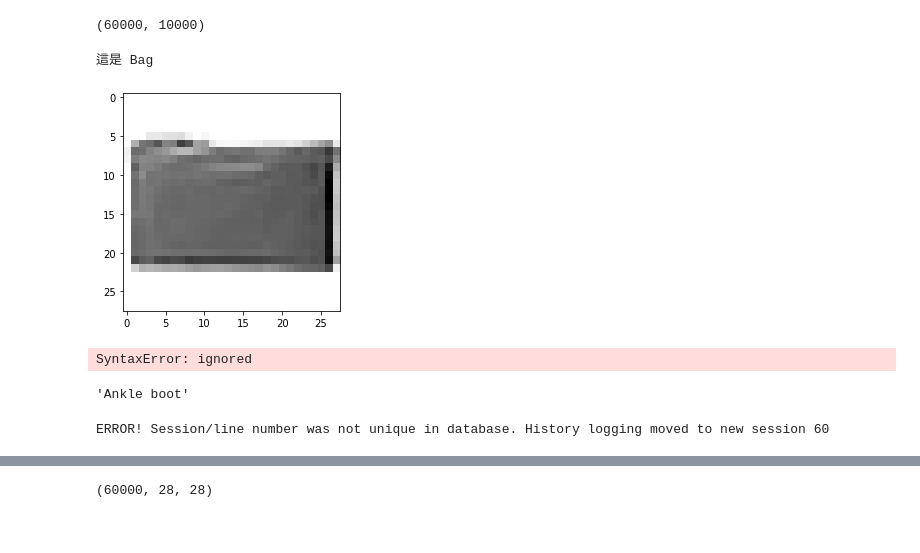
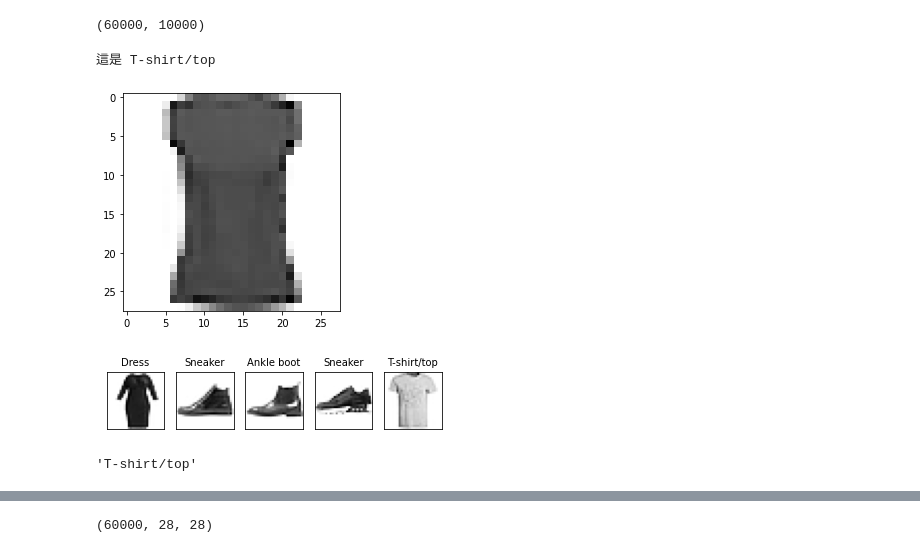
Before and after one commit to justakaigood/banana, a Jupyter notebook: tensorflow_1.ipynb, the cells around one changed output, grey strips where cells are left out. Saved outputs shown, nothing was run; the diff lists cells and outputs as text; code cells hidden in the pictures.

```diff
--- a/tensorflow_1.ipynb
+++ b/tensorflow_1.ipynb
@@ -27,14 +27,14 @@ len(x_train),len(x_test)
 # %% [output]
 (60000, 10000)
 # %%
-n=1234
+n=3333
 print('這是', class_names[y_train[n]])
 plt.imshow(x_train[n], cmap='Greys');
 # %% [output]
-這是 Bag
+這是 T-shirt/top
-[figure, old version]
+[figure, new version]
 # %%
-x_train[n]pick = np.random.choice(60000, 5, replace=False)
+pick = np.random.choice(60000, 5, replace=False)
 
 for i in range(5):
     n = pick[i]
@@ -44,12 +44,11 @@ for i in range(5):
     ax.set_title(class_names[y_train[n]], fontsize=10)
     plt.imshow(x_train[n], cmap='Greys')
 # %% [output]
-SyntaxError: ignored
+[figure, added]
 # %%
-class_names[y_train[0]]
+class_names[y_train[3333]]
 # %% [output]
-'Ankle boot'
+'T-shirt/top'
-ERROR! Session/line number was not unique in database. History logging moved to new session 60
 # %%
 x_train[n]
 # %% [output]
```
Also changed, not shown: parts of 15 cells of this notebook.
